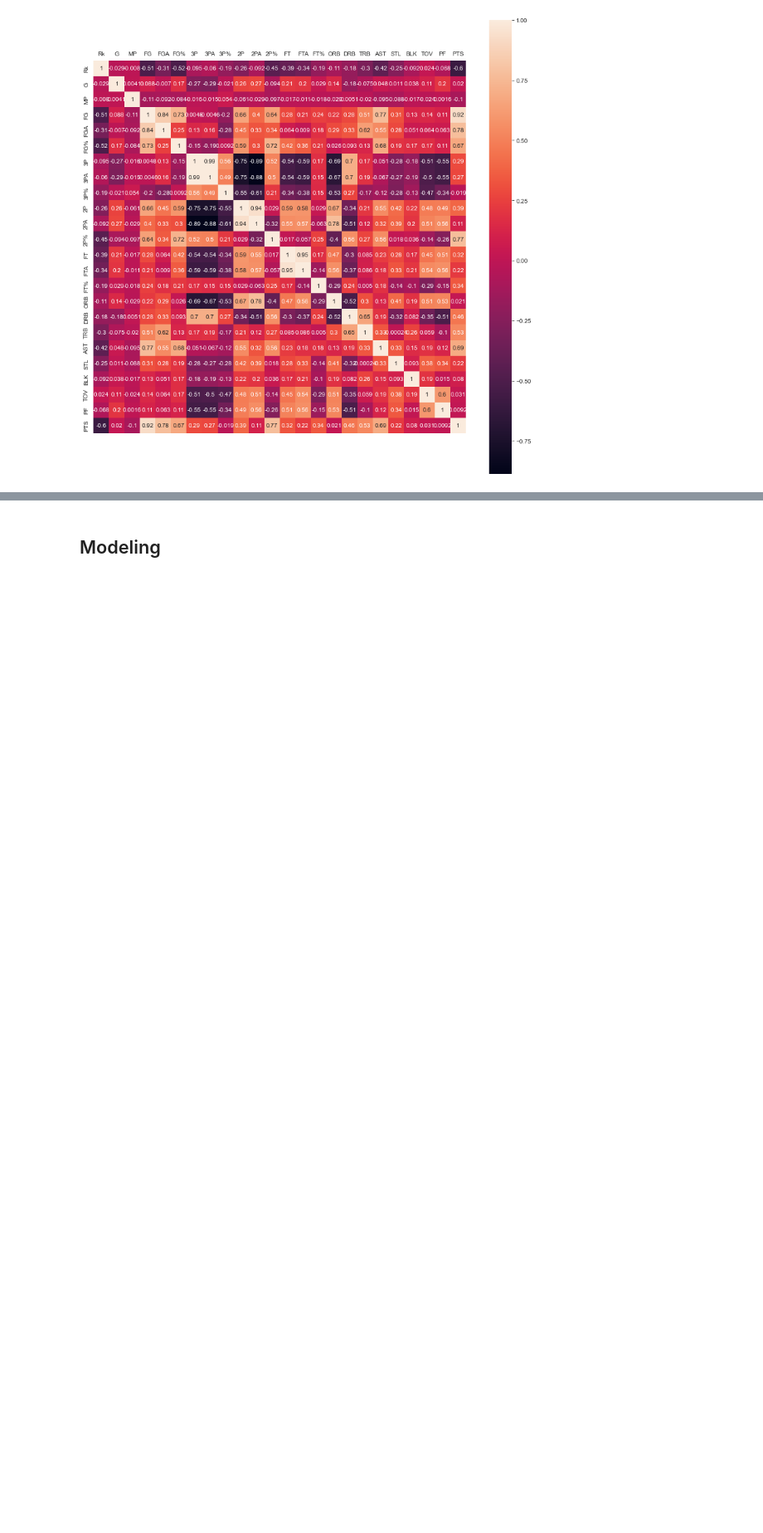
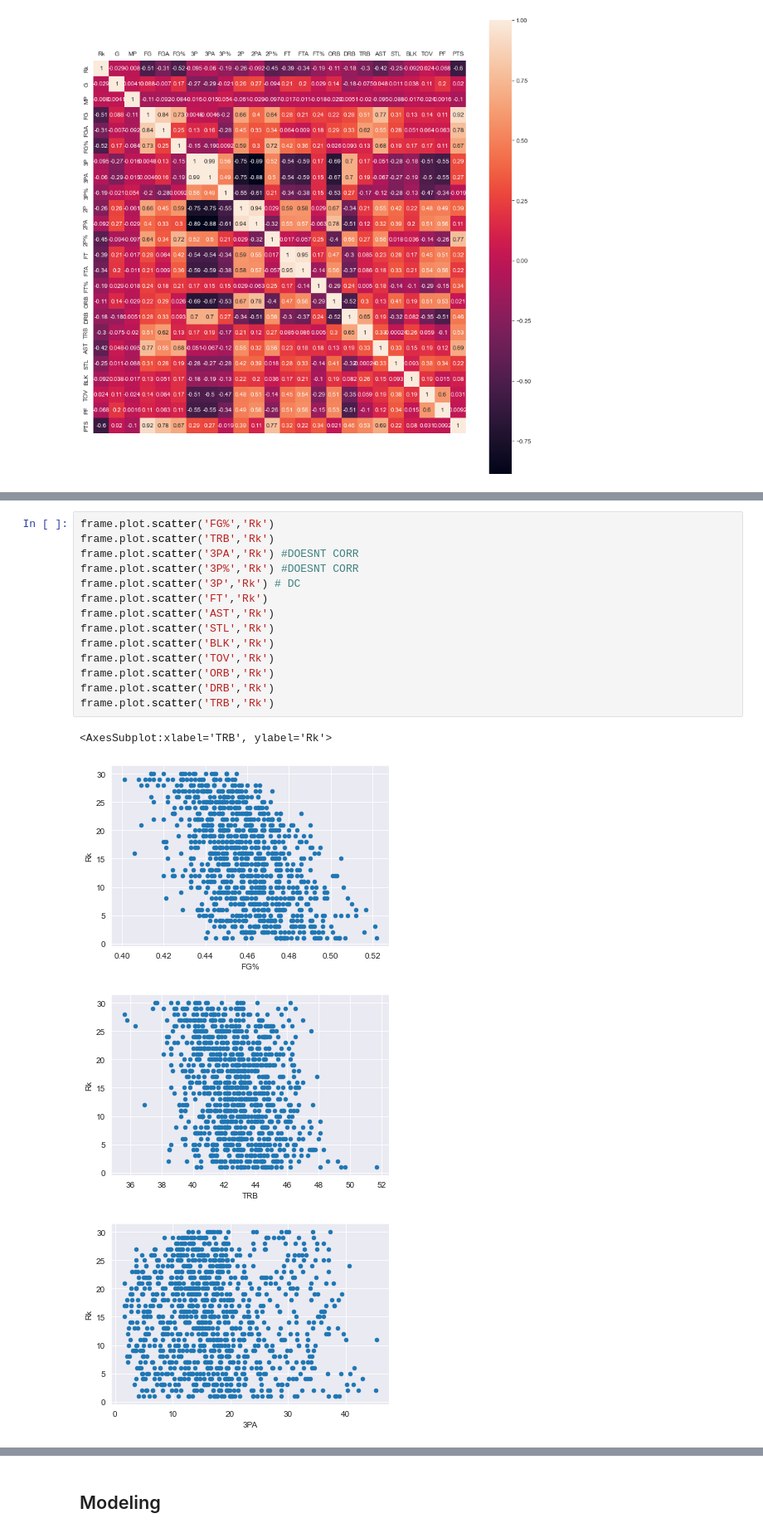
Before and after one commit to HarperJ102986/NBA_Season_Wins, a Jupyter notebook: NBA_Season_Wins.ipynb, the cells around one changed output, grey strips where cells are left out. Shown: that part at 83% size. Cells and saved outputs as stored; diff of their text form; blank space fills up the shorter version.

```diff
--- a/NBA_Season_Wins.ipynb
+++ b/NBA_Season_Wins.ipynb
@@ -212,0 +200,19 @@ sns.heatmap(df, annot=True)
+# %%
+frame.plot.scatter('FG%','Rk')
+frame.plot.scatter('TRB','Rk')
+frame.plot.scatter('3PA','Rk') #DOESNT CORR
+frame.plot.scatter('3P%','Rk') #DOESNT CORR
+frame.plot.scatter('3P','Rk') # DC
+frame.plot.scatter('FT','Rk')
+frame.plot.scatter('AST','Rk')
+frame.plot.scatter('STL','Rk')
+frame.plot.scatter('BLK','Rk')
+frame.plot.scatter('TOV','Rk')
+frame.plot.scatter('ORB','Rk')
+frame.plot.scatter('DRB','Rk')
+frame.plot.scatter('TRB','Rk')
+# %% [output]
+<AxesSubplot:xlabel='TRB', ylabel='Rk'>
+[figure, added]
+[figure, added]
+[figure, added]
```
Also changed, not shown: parts of 17 cells of this notebook.
